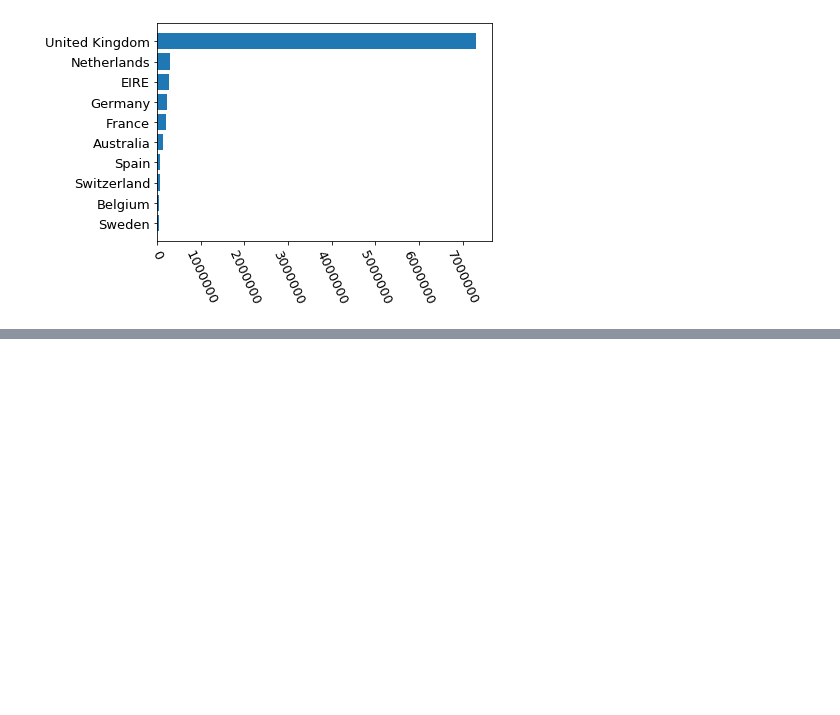
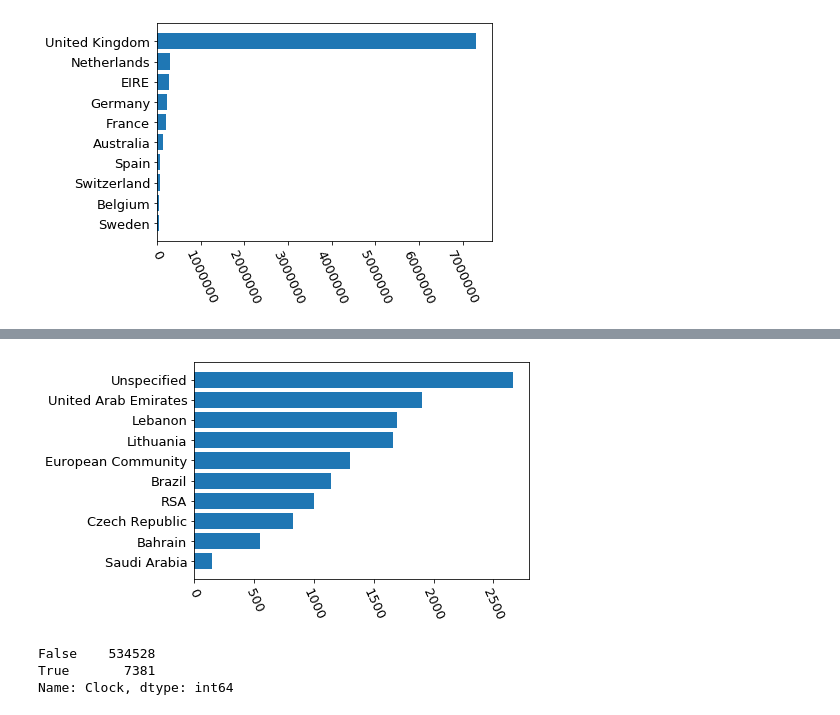
Before and after one commit to aggy-k/sample-jupyter-notebooks, a Jupyter notebook: ecommerce.ipynb, the cells around one changed output, grey strips where cells are left out. Cells and saved outputs as stored; diff of their text form; code cells hidden in the pictures; blank space fills up the shorter version.

```diff
--- a/ecommerce.ipynb
+++ b/ecommerce.ipynb
@@ -480,3 +515,8 @@ plt.xticks(rotation=295)
 plt.show()
 # %% [output]
 [figure]
+# %%
+top_ten = pd.pivot_table(sales, index="Country", values="Amount", aggfunc='sum')
+# %%
+top_ten = top_ten.sort_values(by="Amount", ascending=True).head(10)
+top_ten
@@ -482,0 +536,16 @@ plt.show()
+# %%
+plt.barh(top_ten.index, top_ten["Amount"])
+plt.xticks(rotation=295)
+plt.show()
+# %% [output]
+[figure, added]
+# %%
+df = df.fillna("unknown")
+clock = df['Description'].str.contains('CLOCK')
+# df[clock]
+df["Clock"] = clock
+df['Clock'].value_counts()
+# %% [output]
+False    534528
+True       7381
+Name: Clock, dtype: int64
```
Also changed, not shown: parts of 11 cells of this notebook, 3 other files.
